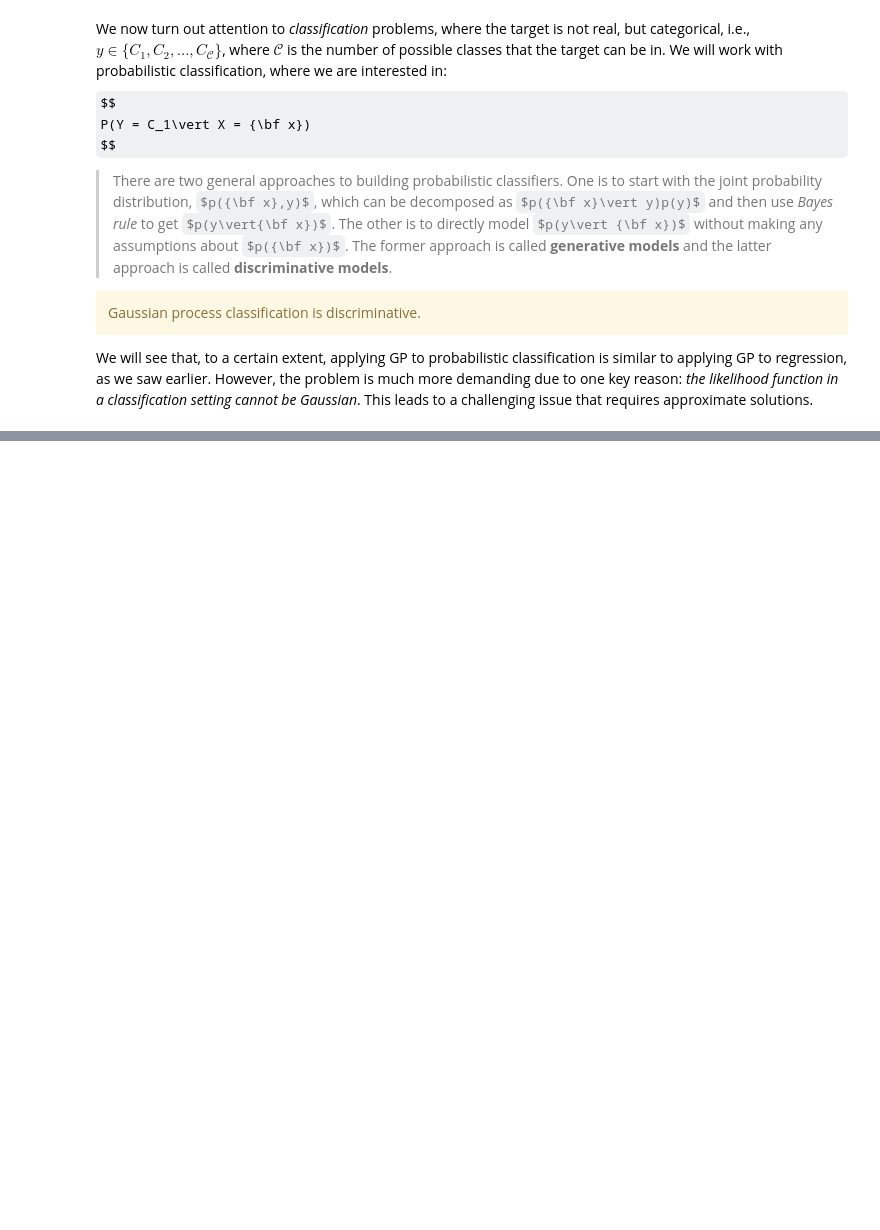
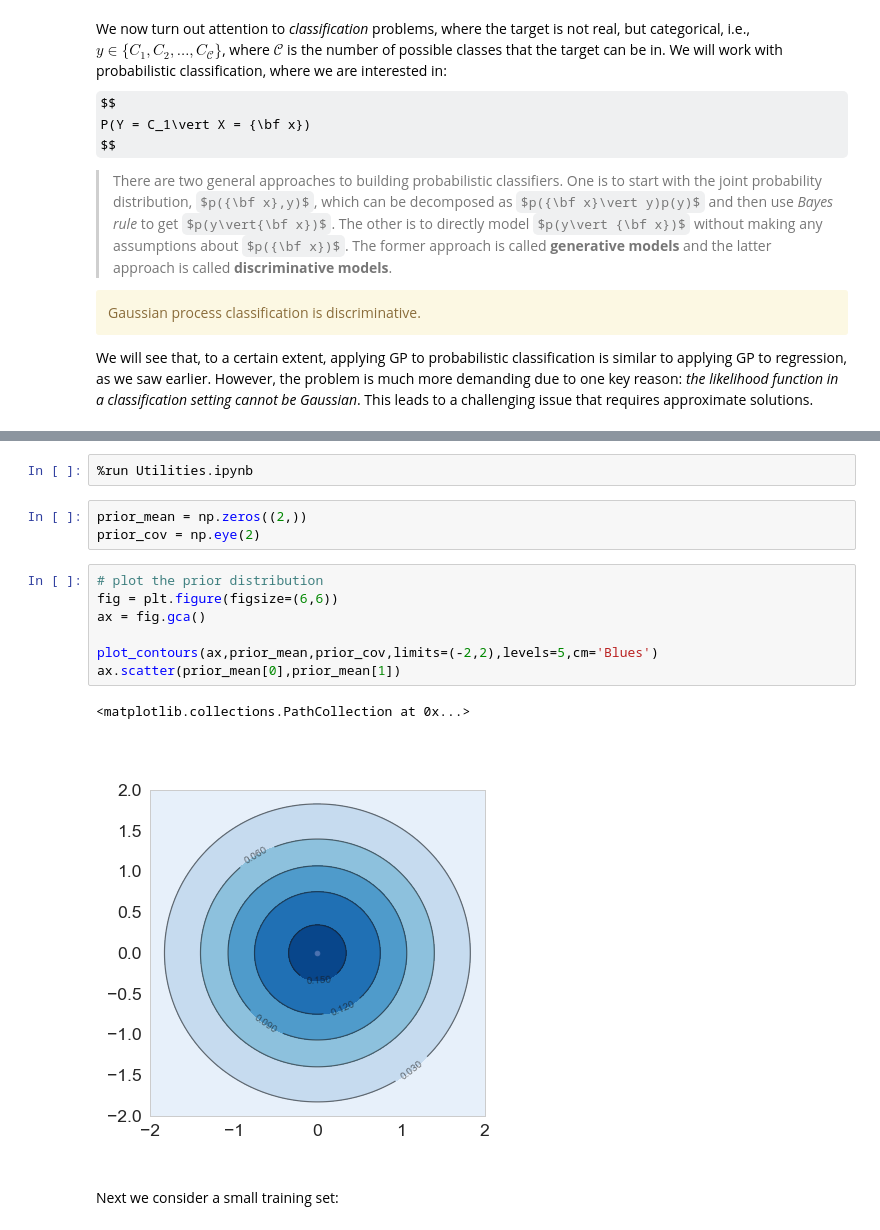
Before and after one commit to ubdsgroup/mladvanced-notebooks, a Jupyter notebook: GaussianProcessClassification.ipynb, the cells around one changed output, grey strips where cells are left out. Drawn from its saved outputs; the diff is of its cells as text; some formulas as TeX source; blank space fills up the shorter version.

```diff
--- a/GaussianProcessClassification.ipynb
+++ b/GaussianProcessClassification.ipynb
@@ -70,0 +88,17 @@ Now, this is the start of all our troubles :(
+# %%
+%run Utilities.ipynb
+# %%
+prior_mean = np.zeros((2,))
+prior_cov = np.eye(2)
+# %%
+# plot the prior distribution
+fig = plt.figure(figsize=(6,6))
+ax = fig.gca()
+
+plot_contours(ax,prior_mean,prior_cov,limits=(-2,2),levels=5,cm='Blues')
+ax.scatter(prior_mean[0],prior_mean[1])
+# %% [output]
+<matplotlib.collections.PathCollection at 0x...>
+[figure, added]
+# %% [markdown]
+Next we consider a small training set:
```
Also changed, not shown: parts of 17 cells of this notebook, 2 other files.
